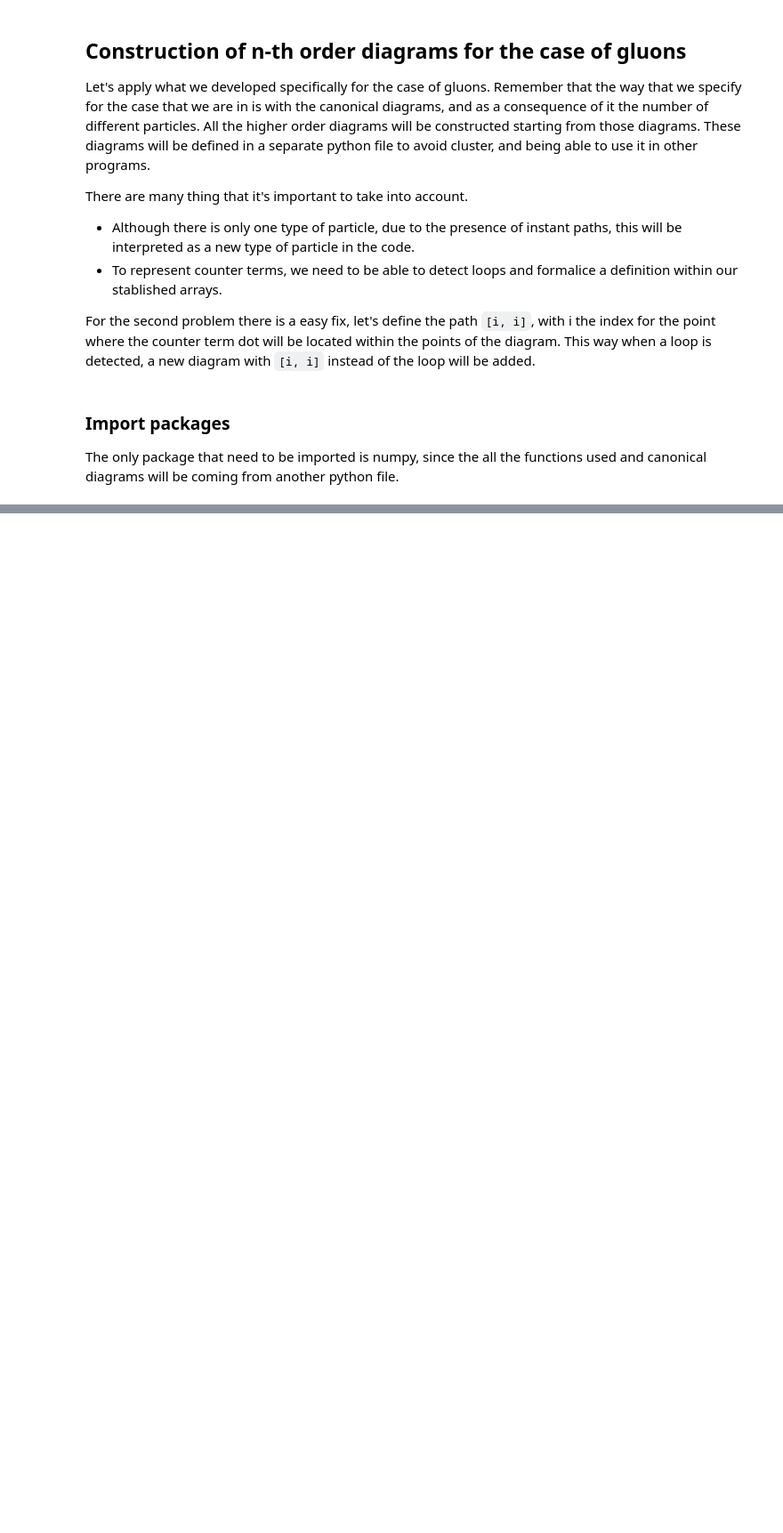
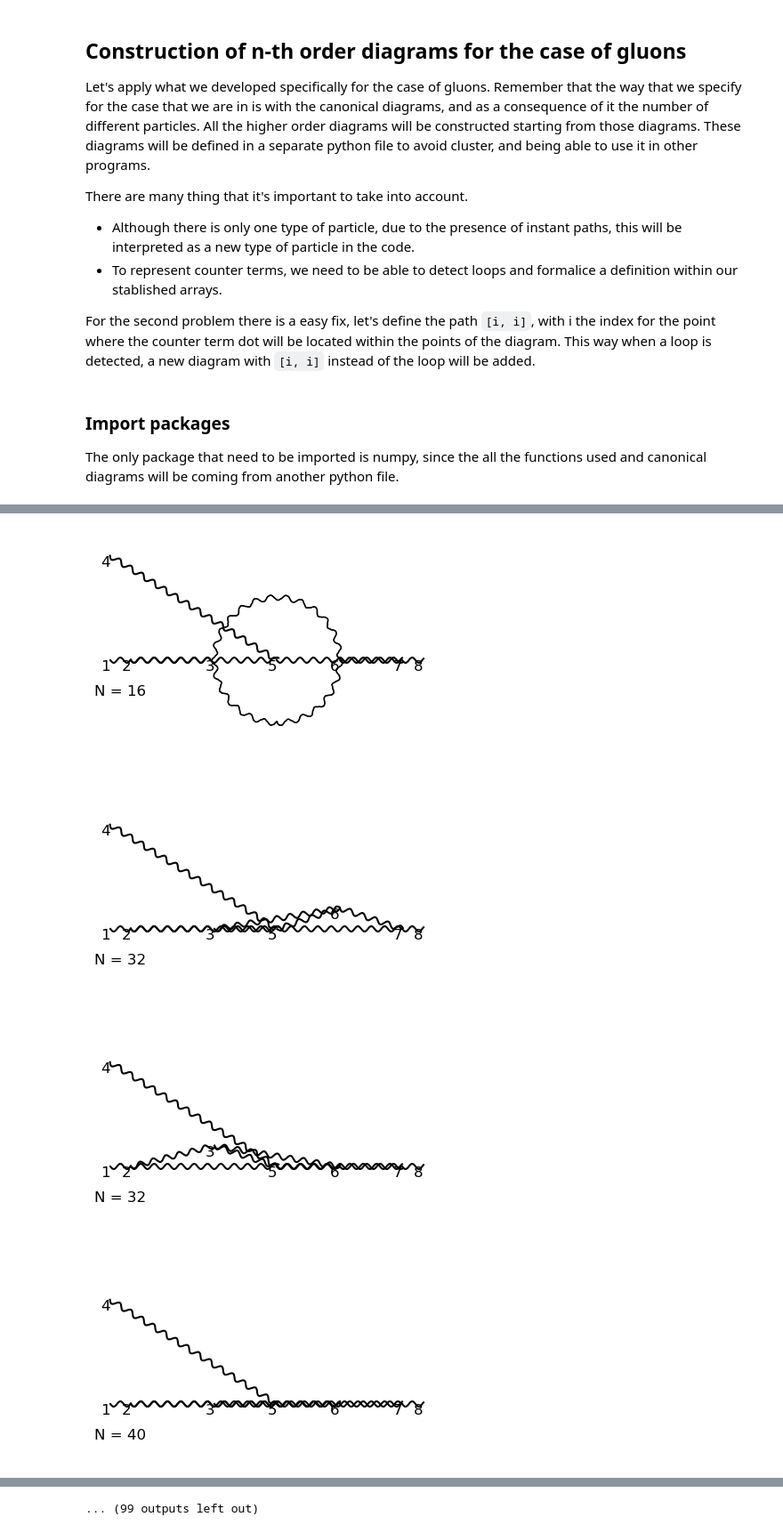
Before and after one commit to liuzhuozhuo/edp-renormalization, a Jupyter notebook: python/gluons.ipynb, the cells around one changed output, grey strips where cells are left out. Shown at 89% size. Drawn from its saved outputs; the diff is of its cells as text; code cells hidden in the pictures; blank space fills up the shorter version.

```diff
--- a/python/gluons.ipynb
+++ b/python/gluons.ipynb
@@ -20,6 +20,3 @@ from functions.functions import *
 # %%
-points_2nd, paths_2nd, count_2nd = combine_diagrams_order([can_points_1st], [can_paths_1st], [can_number_1st], offset=0)
+points_2nd, paths_2nd, count_2nd = combine_diagrams_order([can_points_1st], [can_paths_1st], [can_number_1st], [[2, 1]], 5, offset=0)
 points2, paths2, count2 = group_diagrams(points_2nd, paths_2nd, count_2nd)
-
-for i in range(len(points2)):
-    represent_diagram(reposition_diagram(points2[i], in_out_paths(paths2[i])), paths2[i], index=True, line=["photon", "dotted"], colors=["black", "black"], number=count2[i])
@@ -32,13 +23,3 @@ for i in range(len(points2)):
 # %%
-points_3rd, paths_3rd, count_3rd = combine_diagrams_order([can_points_1st, points2], [can_paths_1st ,paths2], [can_number_1st, count2], offset=0)
+points_3rd, paths_3rd, count_3rd = combine_diagrams_order([can_points_1st, points2], [can_paths_1st ,paths2], [can_number_1st, count2],[[2, 2]], 5, offset=0)
 points3, paths3, count3 = group_diagrams(points_3rd, paths_3rd, count_3rd)
-for i in range(len(paths3)):
-    in_out_paths_3 = in_out_paths(paths3[i])
-    inp = 0
-    out = 0
-    for j in range(len(paths3[0])):
-        inp += len(np.trim_zeros(in_out_paths_3[j, 0]))
-        out += len(np.trim_zeros(in_out_paths_3[j, 1]))
-    if inp == 1 and out == 2:
-        points3[i], paths3[i] = detect_superposition(points3[i], paths3[i])
-        represent_diagram(reposition_diagram(points3[i], in_out_paths(paths3[i])), paths3[i], index=True, line=["photon", "dotted"], colors=["black", "black"], number=count3[i])
@@ -54,13 +26,3 @@ for i in range(len(paths3)):
 # %%
-points_4th, paths_4th, count_4th = combine_diagrams_order([can_points_1st, points2, points3], [can_paths_1st, paths2, paths3], [can_number_1st, count2, count3], offset=0)
+points_4th, paths_4th, count_4th = combine_diagrams_order([can_points_1st, points2, points3], [can_paths_1st, paths2, paths3], [can_number_1st, count2, count3],[[2, 2]], 5, offset=0)
 points4, paths4, count4 = group_diagrams(points_4th, paths_4th, count_4th)
-for i in range(len(paths4)):
-    in_out_paths_4 = in_out_paths(paths4[i])
-    inp = 0
-    out = 0
-    for j in range(len(paths4[0])):
-        inp += len(np.trim_zeros(in_out_paths_4[j, 0]))
-        out += len(np.trim_zeros(in_out_paths_4[j, 1]))
-    if inp == 2 and out == 2:
-        points4[i], paths4[i] = detect_superposition(points4[i], paths4[i])
-        represent_diagram(reposition_diagram(points4[i], in_out_paths(paths4[i])), paths4[i], index=True, line=["photon", "dotted"], colors=["black", "black"], number=count4[i])
@@ -80,0 +29,19 @@ for i in range(len(paths4)):
+# %%
+points_5th, paths_5th, count_5th = combine_diagrams_order([can_points_1st, points2, points3, points4], [can_paths_1st, paths2, paths3, paths4], [can_number_1st, count2, count3, count4],[[1, 2]], 5, offset=0)
+points5, paths5, count5 = group_diagrams(points_5th, paths_5th, count_5th)
+# %%
+for i in range(len(paths5)):
+    in_out_paths_5 = in_out_paths(paths5[i])
+    inp = 0
+    out = 0
+    for j in range(len(paths5[0])):
+        inp += len(np.trim_zeros(in_out_paths_5[j, 0]))
+        out += len(np.trim_zeros(in_out_paths_5[j, 1]))
+    if inp == 1 and out == 2:
+        points5[i], paths5[i] = detect_superposition(points5[i], paths5[i])
+        represent_diagram(reposition_diagram(points5[i], in_out_paths(paths5[i])), paths5[i], index=True, line=["photon", "dotted"], colors=["black", "black"], number=count5[i])
+# %% [output]
+[figure, added]
+[figure, added]
+[figure, added]
+[figure, added]
@@ -80,0 +56 @@ for i in range(len(paths4)):
+... (99 outputs left out)
```
Also changed, not shown: parts of 5 cells of this notebook, 14 other files.
